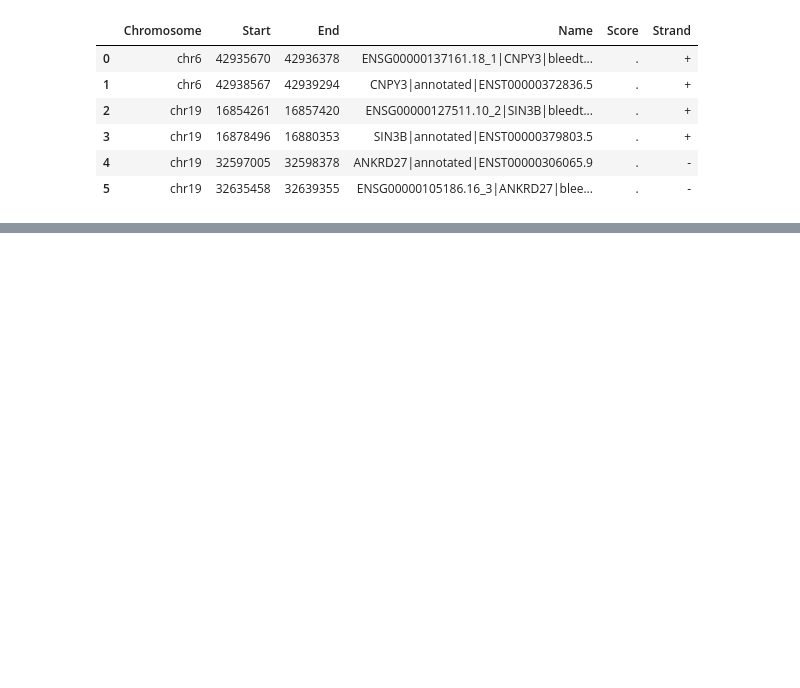
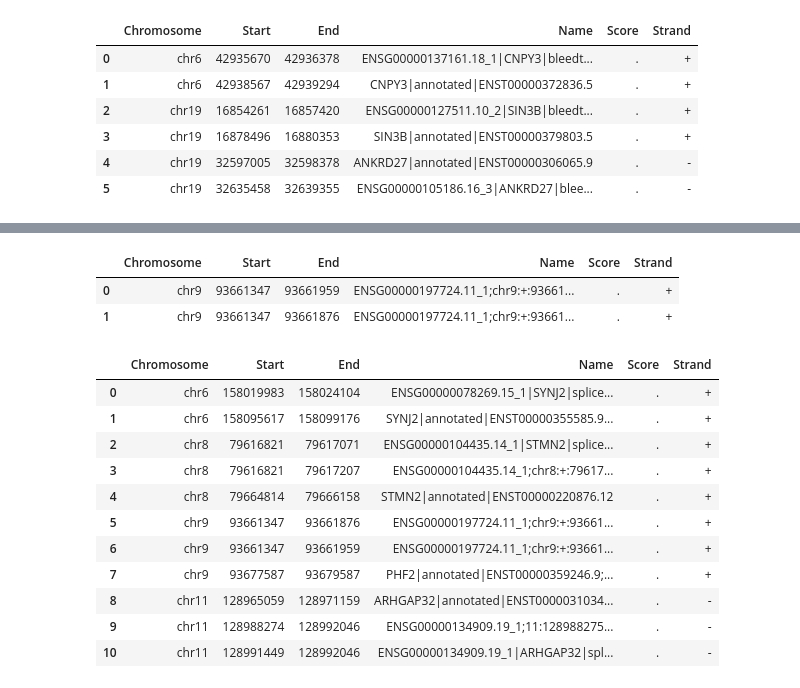
Before and after one commit to frattalab/tdp43-apa, a Jupyter notebook: wet/get_isoform_pairs_bed.ipynb, the cells around one changed output, grey strips where cells are left out. Cells and saved outputs as stored; diff of their text form; code cells hidden in the pictures; blank space fills up the shorter version.

```diff
--- a/wet/get_isoform_pairs_bed.ipynb
+++ b/wet/get_isoform_pairs_bed.ipynb
@@ -145,0 +176,6 @@ ipa_sel.to_bed("processed/validation_region_beds/2024-04-08_cryptic_and_annotate
+# %%
+# ALEs
+ale = pr.read_bed("processed/validation_region_beds/2024-04-05_cryptic_and_annotated.ales.bed")
+ale_region_gns = pairs_df.loc[pairs_df.gene_name.isin(["STMN2", "ARHGAP32", "PHF2", "SYNJ2"]), "bed_name"].to_list()
+ale_sel = ale.subset(lambda df: df.Name.isin(ale_region_gns))
+ale_sel
@@ -145,0 +192,14 @@ ipa_sel.to_bed("processed/validation_region_beds/2024-04-08_cryptic_and_annotate
+# %%
+# ARHGAP32
+# ARHGAP32 has two PAS, one major (in current BED + supported by 99 junction reads (name: chr11:-:128991449:128991450,  location: chr11:128991448-128991461 (-), # score: 99.0)
+# and 1 more distal, minor PAS found in i3Ns which closely aligns with PolyASite site
+# name: 11:128988275:- , location: chr11:128988275-128988275 (-) score: 0.0011
+#
+# Need to add minor PAS
+arhgap32_extra = ale_sel[ale_sel.Name == "ENSG00000134909.19_1|ARHGAP32|spliced|cryptic"]
+arhgap32_extra.Start = 128988275 -1 # PolyASite uses UCSC position format, so subtract 1 to get BED-format coord
+arhgap32_extra.Name = "ENSG00000134909.19_1;11:128988275:-|ARHGAP32|spliced|cryptic"
+arhgap32_extra
+
+ale_sel = pr.concat([ale_sel, arhgap32_extra])
+ale_sel
@@ -145,0 +217,9 @@ ipa_sel.to_bed("processed/validation_region_beds/2024-04-08_cryptic_and_annotate
+# %%
+# STMN2
+# 1. Current representative event in BED (+ assembled) - name: chr8:+:79617076:79617077 location: chr8:79617065-79617080 (+) score: 224.0
+# 2. Additional slightly lower supported PAS approx 130bp downstream - name: chr8:+:79617206:79617207 location: chr8:79617199-79617213 (+) score: 143.0
+stmn2_extra = ale_sel[ale_sel.Name == "ENSG00000104435.14_1|STMN2|spliced|cryptic"]
+stmn2_extra.End = 79617207
+stmn2_extra.Name = "ENSG00000104435.14_1;chr8:+:79617206:79617207|STMN2|spliced|cryptic"
+ale_sel = pr.concat([ale_sel, stmn2_extra])
+ale_sel
@@ -145,0 +238,32 @@ ipa_sel.to_bed("processed/validation_region_beds/2024-04-08_cryptic_and_annotate
+# %%
+# PHF2
+# 1. 1 site supported by junction reads ~ 33bp upstream - name: chr9:+:93661958:93661959 location: chr9:93661957-93661967 (+) score: 5.0
+# 2. 1 junction read site ~ 150 bp upstream - name: chr9:+:93661875:93661876 location: chr9:93661865-93661876 (+) score: 9.0
+phf2_extra1 = ale_sel[ale_sel.Name == "ENSG00000197724.11_1|PHF2|spliced|cryptic"]
+phf2_extra2 = phf2_extra1.copy()
+phf2_extra1.End = 93661959
+phf2_extra1.Name = "ENSG00000197724.11_1;chr9:+:93661958:93661959|PHF2|spliced|cryptic"
+phf2_extra2.End = 93661876
+phf2_extra2.Name = "ENSG00000197724.11_1;chr9:+:93661875:93661876|PHF2|spliced|cryptic"
+phf2_extras = pr.concat([phf2_extra1, phf2_extra2])
+phf2_extras
+# %% [output]
+|  | Chromosome | Start | End | Name | Score | Strand |
+| 0 | chr9 | 93661347 | 93661959 | ENSG00000197724.11_1;chr9:+:93661... | . | + |
+| 1 | chr9 | 93661347 | 93661876 | ENSG00000197724.11_1;chr9:+:93661... | . | + |
+# %%
+ale_sel = pr.concat([ale_sel, phf2_extras]).subset(lambda df: ~(df.Name == "ENSG00000197724.11_1|PHF2|spliced|cryptic")).sort()
+ale_sel
+# %% [output]
+|  | Chromosome | Start | End | Name | Score | Strand |
+| 0 | chr6 | 158019983 | 158024104 | ENSG00000078269.15_1|SYNJ2|splice... | . | + |
+| 1 | chr6 | 158095617 | 158099176 | SYNJ2|annotated|ENST00000355585.9... | . | + |
+| 2 | chr8 | 79616821 | 79617071 | ENSG00000104435.14_1|STMN2|splice... | . | + |
+| 3 | chr8 | 79616821 | 79617207 | ENSG00000104435.14_1;chr8:+:79617... | . | + |
+| 4 | chr8 | 79664814 | 79666158 | STMN2|annotated|ENST00000220876.12 | . | + |
+| 5 | chr9 | 93661347 | 93661876 | ENSG00000197724.11_1;chr9:+:93661... | . | + |
+| 6 | chr9 | 93661347 | 93661959 | ENSG00000197724.11_1;chr9:+:93661... | . | + |
+| 7 | chr9 | 93677587 | 93679587 | PHF2|annotated|ENST00000359246.9;... | . | + |
+| 8 | chr11 | 128965059 | 128971159 | ARHGAP32|annotated|ENST0000031034... | . | - |
+| 9 | chr11 | 128988274 | 128992046 | ENSG00000134909.19_1;11:128988275... | . | - |
+| 10 | chr11 | 128991449 | 128992046 | ENSG00000134909.19_1|ARHGAP32|spl... | . | - |
```
Also changed, not shown: parts of 12 cells of this notebook, 1 other file.
